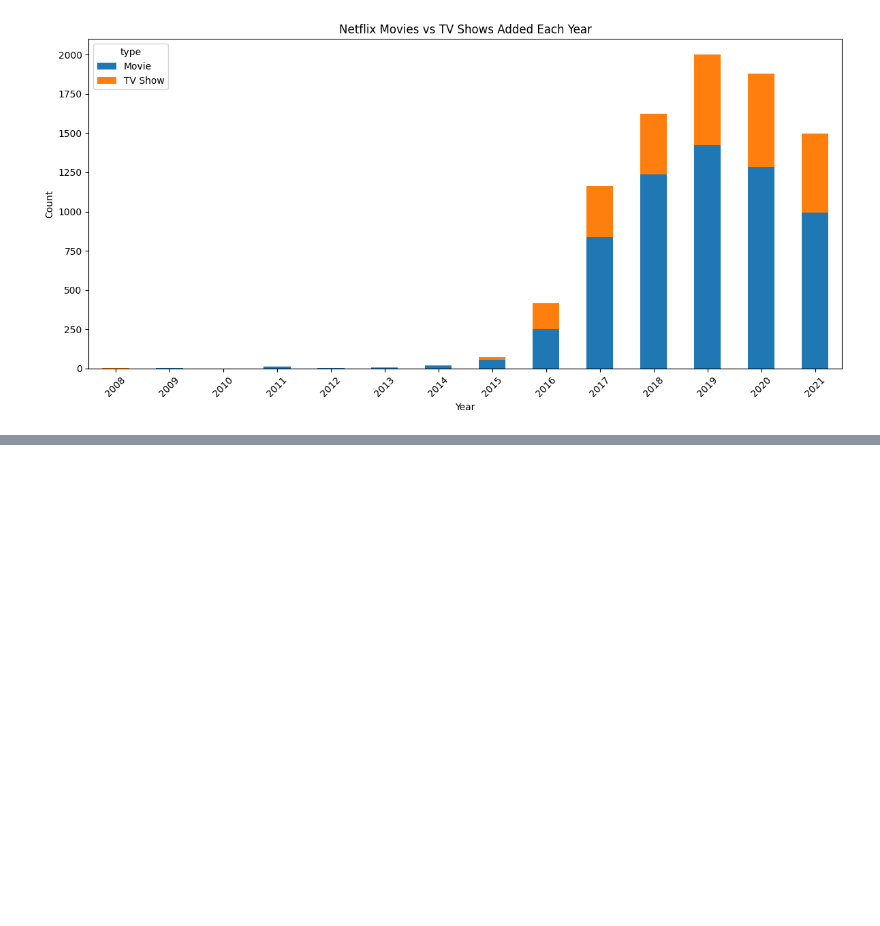
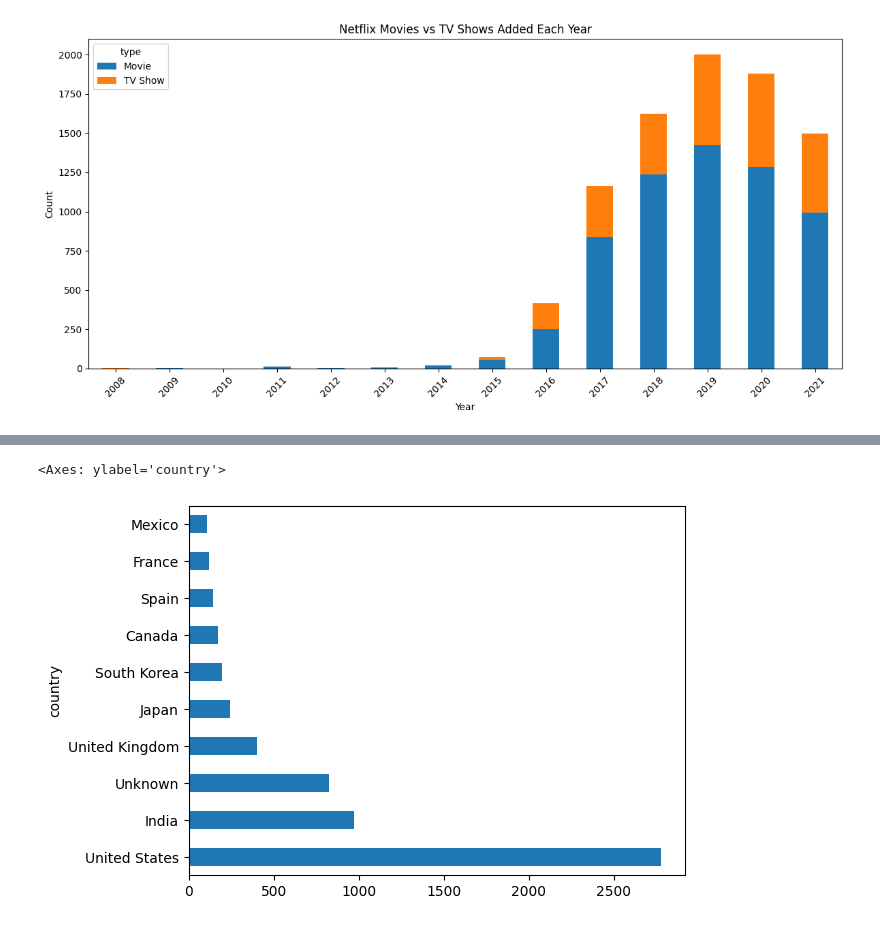
Before and after one commit to mcompass11/kdot-netflix-data, a Jupyter notebook: notebook/netflix_analysis.ipynb, the cells around one changed output, grey strips where cells are left out. Cells and saved outputs as stored; diff of their text form; code cells hidden in the pictures; blank space fills up the shorter version.

```diff
--- a/notebook/netflix_analysis.ipynb
+++ b/notebook/netflix_analysis.ipynb
@@ -253,0 +261,6 @@ plt.show()
+# %%
+#Top producing countries
+df['country'].value_counts().head(10).plot(kind='barh')
+# %% [output]
+<Axes: ylabel='country'>
+[figure, added]
```
Also changed, not shown: parts of 3 cells of this notebook.
